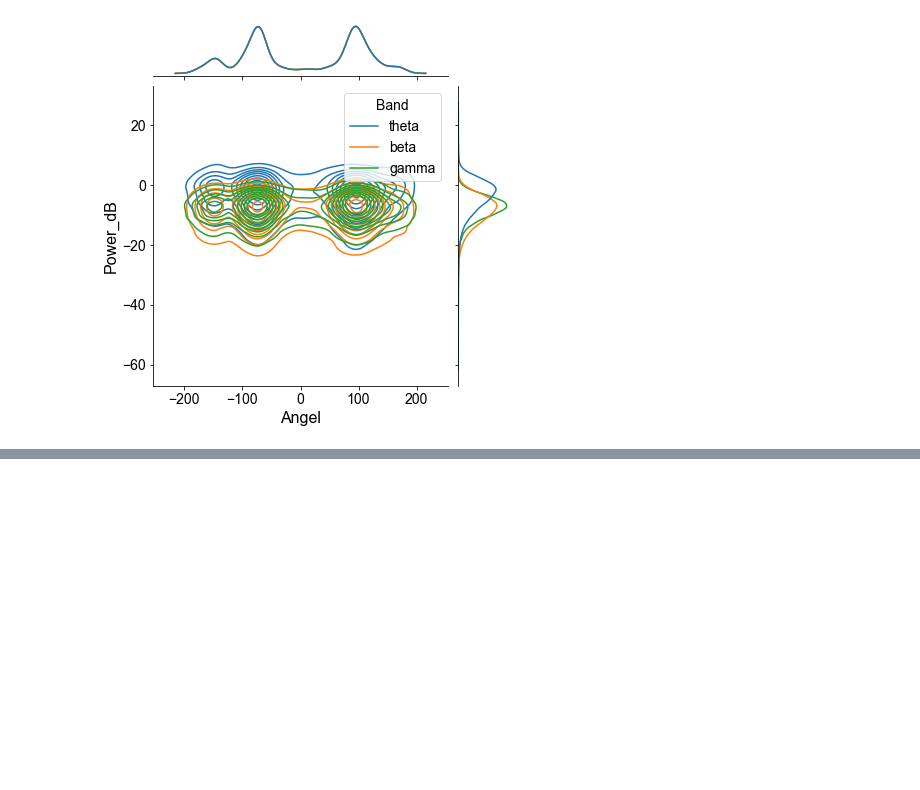
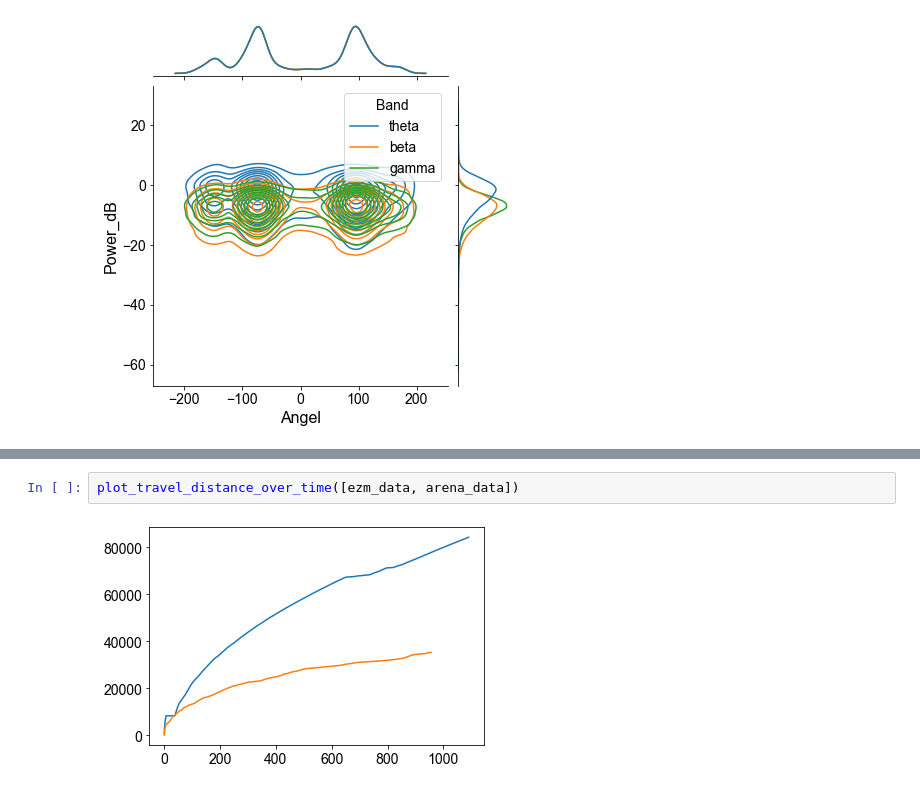
Before and after one commit to rezaie99/lfp_processing, a Jupyter notebook: notebook/preprocess_LFP_data.ipynb, the cells around one changed output, grey strips where cells are left out. Drawn from its saved outputs; the diff is of its cells as text; blank space fills up the shorter version.

Commit message:
update travel distance

```diff
--- a/notebook/preprocess_LFP_data.ipynb
+++ b/notebook/preprocess_LFP_data.ipynb
@@ -611,0 +669,4 @@ plot_compare_lfp_power_vs_loc(ezm_data)
+# %%
+plot_travel_distance_over_time([ezm_data, arena_data])
+# %% [output]
+[figure, added]
```
Also changed, not shown: parts of 5 cells of this notebook.
